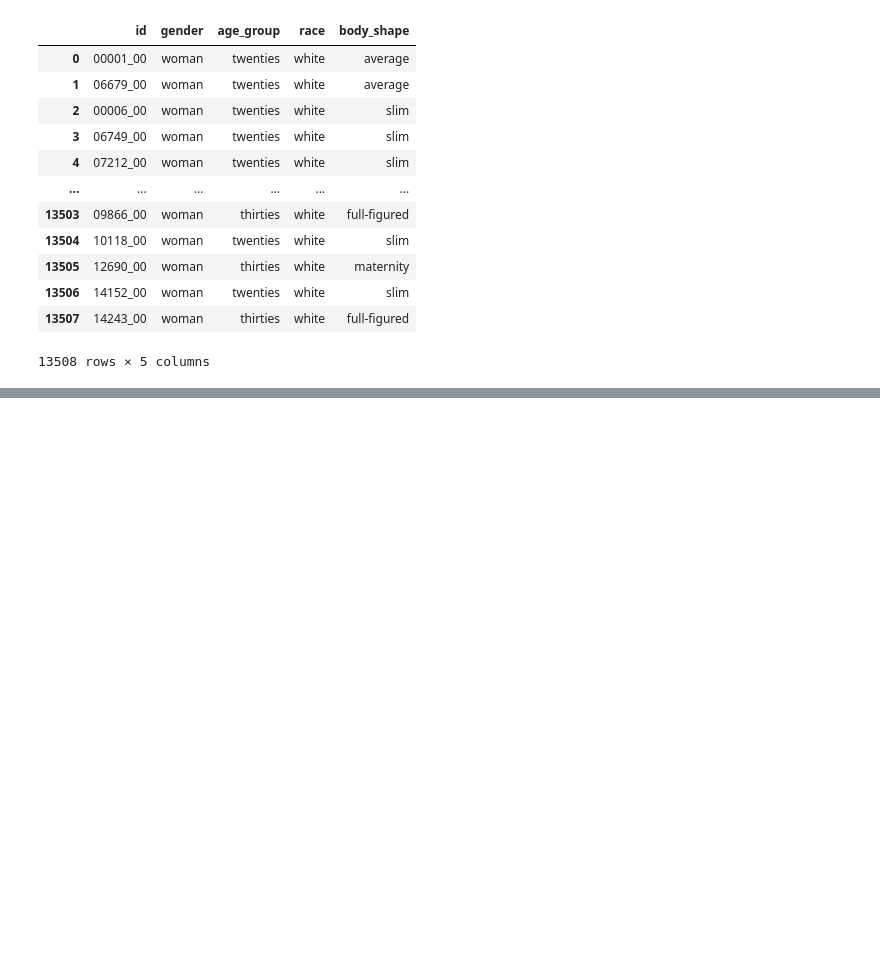
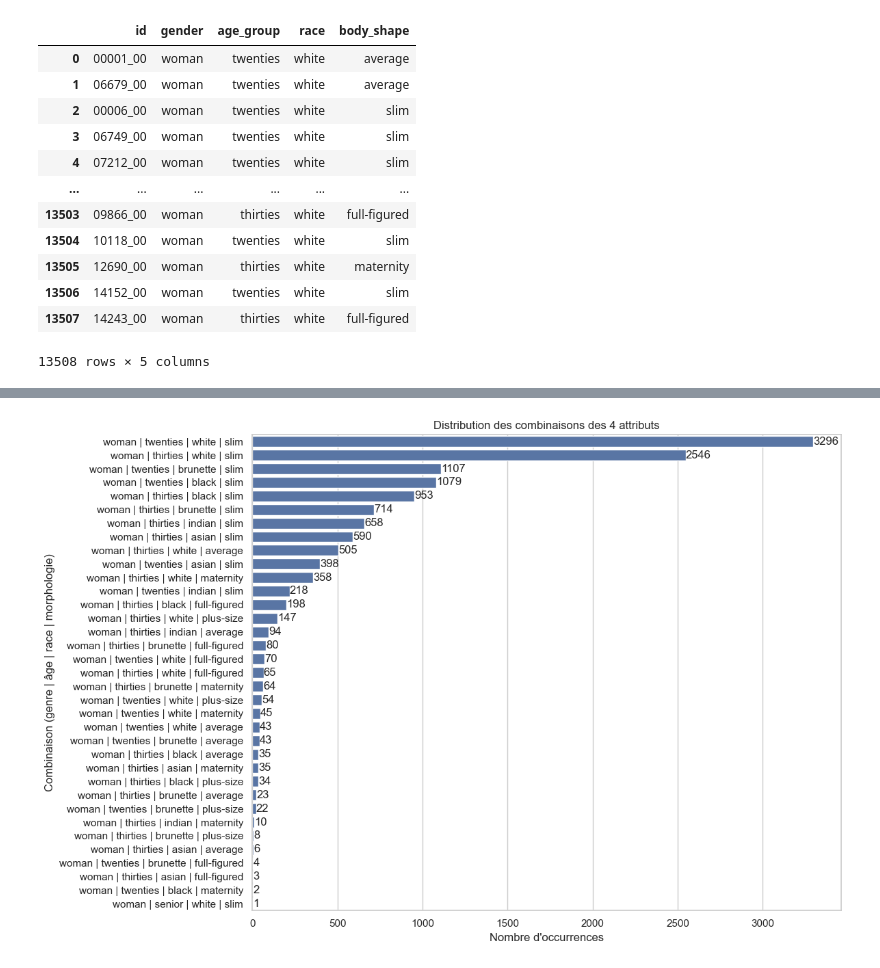
Before and after one commit to Idir6380/PFE, a Jupyter notebook: preprocessing/analyse.ipynb, the cells around one changed output, grey strips where cells are left out. Cells and saved outputs as stored; diff of their text form; code cells hidden in the pictures; blank space fills up the shorter version.

```diff
--- a/preprocessing/analyse.ipynb
+++ b/preprocessing/analyse.ipynb
@@ -74,0 +95,27 @@ plt.show()
+# %%
+import pandas as pd
+import matplotlib.pyplot as plt
+import seaborn as sns
+
+# Création de la colonne combo
+df['combo'] = df['gender'] + ' | ' + df['age_group'] + ' | ' + df['race'] + ' | ' + df['body_shape']
+
+# Comptage des occurrences
+combo_counts = df['combo'].value_counts().sort_values(ascending=False)
+
+# Création du graphique
+plt.figure(figsize=(12, 8))
+ax = sns.barplot(x=combo_counts.values, y=combo_counts.index)
+
+# Ajout des annotations
+for i, value in enumerate(combo_counts.values):
+    ax.text(value + 0.5, i, str(value), va='center')
+
+# Personnalisation
+plt.xlabel("Nombre d'occurrences")
+plt.ylabel("Combinaison (genre | âge | race | morphologie)")
+plt.title("Distribution des combinaisons des 4 attributs")
+plt.tight_layout()
+plt.show()
+# %% [output]
+[figure, added]
```
Also changed, not shown: parts of 5 cells of this notebook, 2 other files.
